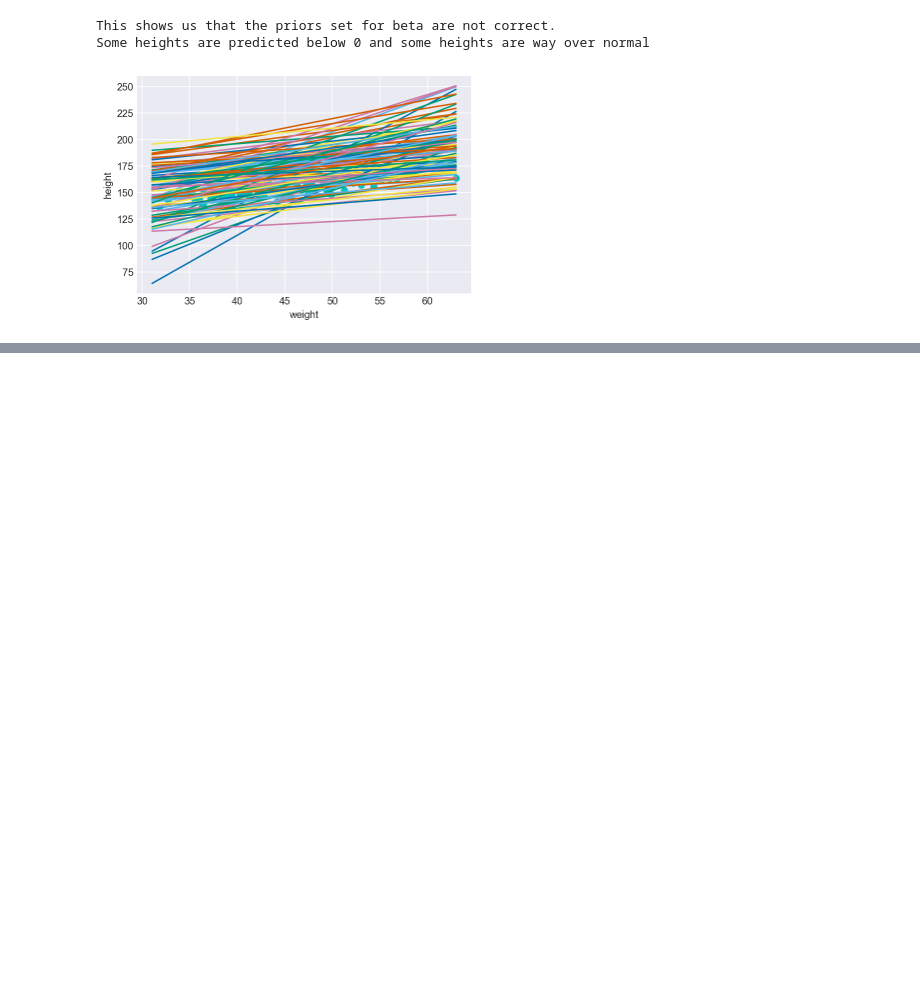
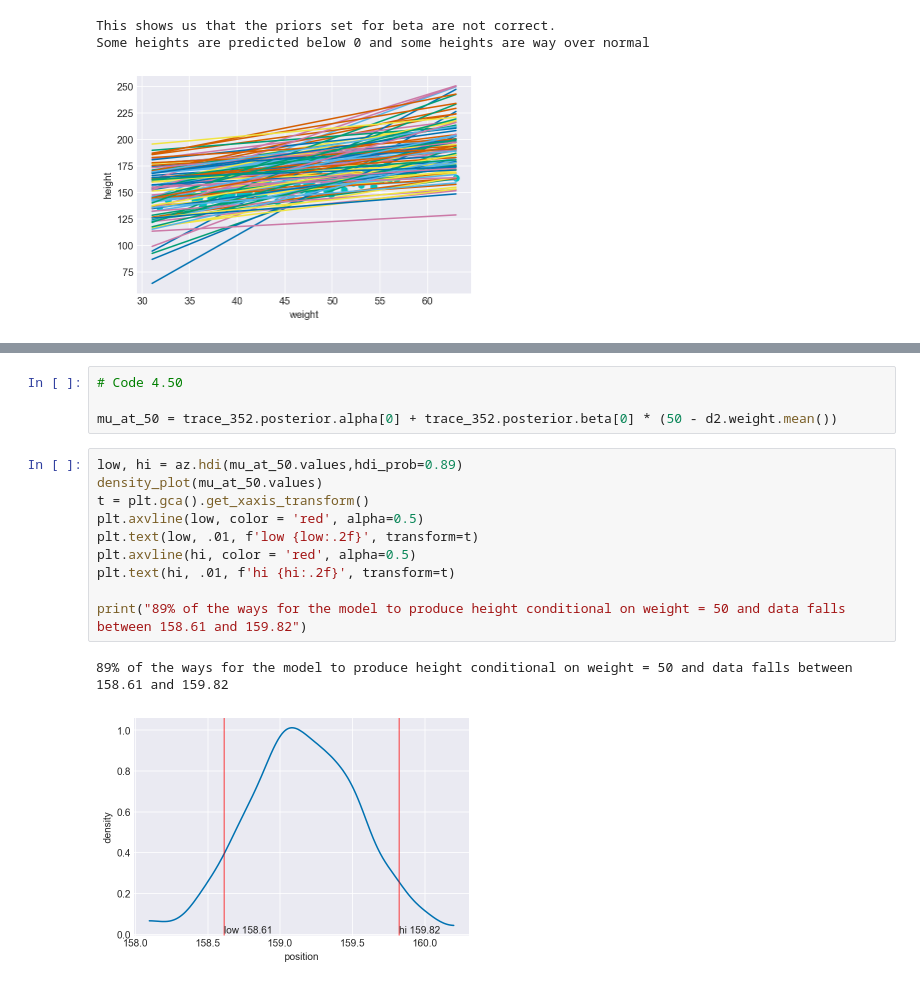
Before and after one commit to brightredchilli/statistical_rethinking, a Jupyter notebook: Chapter 4.ipynb, the cells around one changed output, grey strips where cells are left out. Saved outputs shown, nothing was run; the diff lists cells and outputs as text; blank space fills up the shorter version.

```diff
--- a/Chapter 4.ipynb
+++ b/Chapter 4.ipynb
@@ -483,0 +600,17 @@ density_plot(scp.stats.lognorm.rvs(0.1, size=1000))
+# %%
+# Code 4.50
+
+mu_at_50 = trace_352.posterior.alpha[0] + trace_352.posterior.beta[0] * (50 - d2.weight.mean())
+# %%
+low, hi = az.hdi(mu_at_50.values,hdi_prob=0.89)
+density_plot(mu_at_50.values)
+t = plt.gca().get_xaxis_transform()
+plt.axvline(low, color = 'red', alpha=0.5)
+plt.text(low, .01, f'low {low:.2f}', transform=t)
+plt.axvline(hi, color = 'red', alpha=0.5)
+plt.text(hi, .01, f'hi {hi:.2f}', transform=t)
+
+print("89% of the ways for the model to produce height conditional on weight = 50 and data falls between 158.61 and 159.82")
+# %% [output]
+89% of the ways for the model to produce height conditional on weight = 50 and data falls between 158.61 and 159.82
+[figure, added]
```
Also changed, not shown: parts of 23 cells of this notebook.
